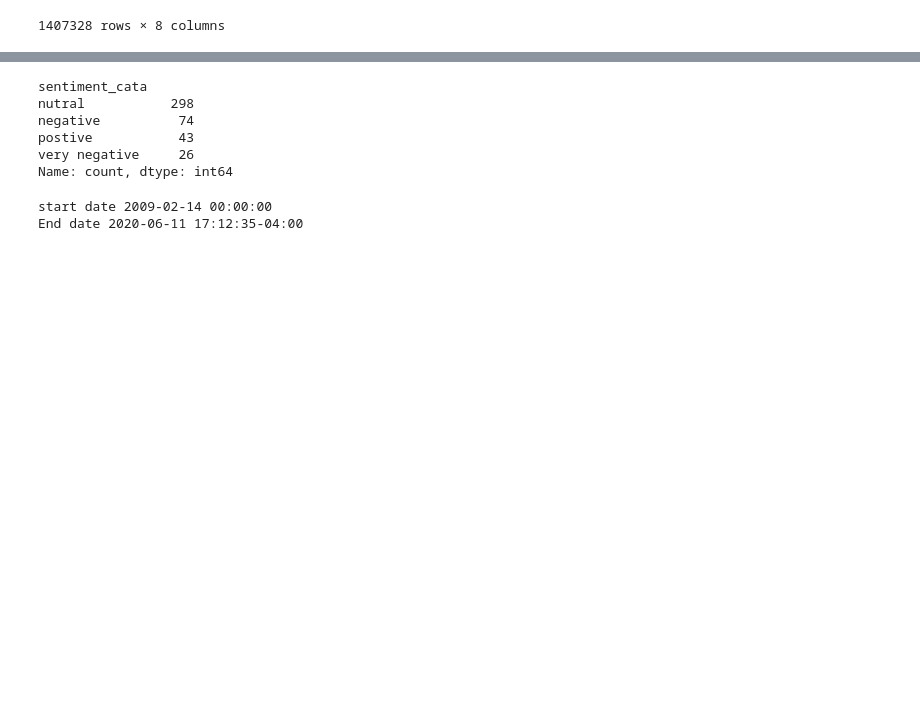
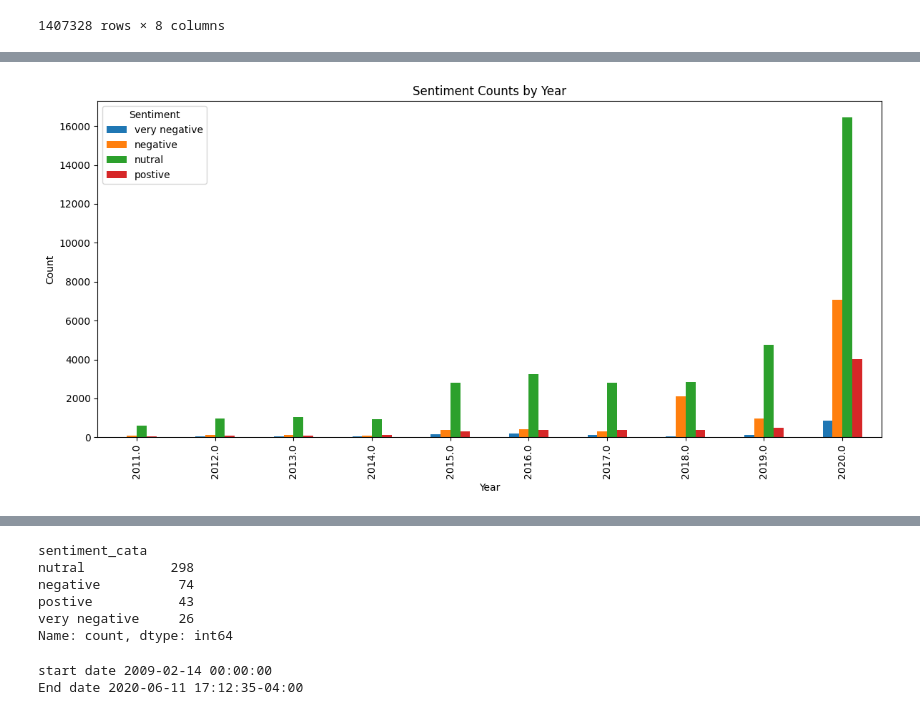
Before and after one commit to davekindea/Week1, a Jupyter notebook: notebooks/rawAnalysisOfSentiment.ipynb, the cells around one changed output, grey strips where cells are left out. Cells and saved outputs as stored; diff of their text form; code cells hidden in the pictures; blank space fills up the shorter version.

```diff
--- a/notebooks/rawAnalysisOfSentiment.ipynb
+++ b/notebooks/rawAnalysisOfSentiment.ipynb
@@ -125,0 +181,2 @@ KeyError: 'sentiment_cata'
+# %%
+sentiment_data["date_format"] = sentiment_data.index.date
@@ -125,0 +230,13 @@ KeyError: 'sentiment_cata'
+# %%
+yearly_sentiment_counts = sentiment_data.groupby(["year", "sentiment_cata"]).size().reset_index(name="count")
+pivot_table_year = yearly_sentiment_counts.pivot(index="year", columns="sentiment_cata", values="count").fillna(0)
+# %%
+pivot_table_year.plot(kind='bar', figsize=(12, 6))
+plt.title("Sentiment Counts by Year")
+plt.xlabel("Year")
+plt.ylabel("Count")
+plt.legend(title="Sentiment")
+plt.tight_layout()
+plt.show()
+# %% [output]
+[figure, added]
```
Also changed, not shown: parts of 36 cells of this notebook.
